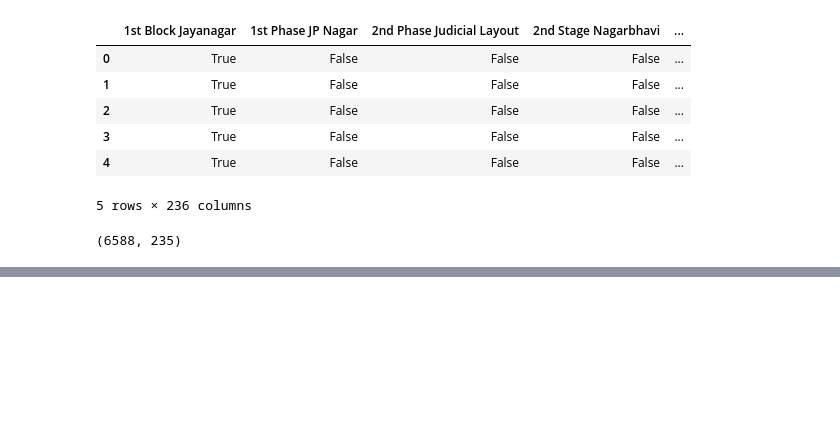
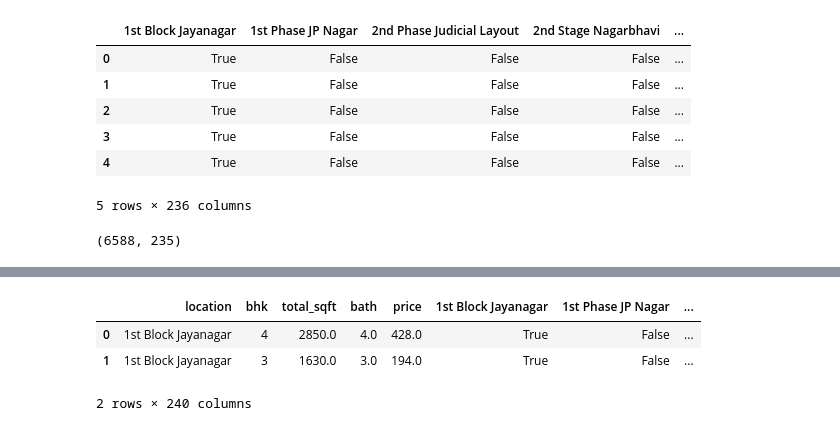
Before and after one commit to MananJain39/Bangalore_Housing_Price, a Jupyter notebook: pred.ipynb, the cells around one changed output, grey strips where cells are left out. Saved outputs shown, nothing was run; the diff lists cells and outputs as text; code cells hidden in the pictures; blank space fills up the shorter version.

```diff
--- a/pred.ipynb
+++ b/pred.ipynb
@@ -453,0 +462,8 @@ df9 = pd.concat([df8, dummies], axis=1)
+# %%
+df9.shape
+df9.head(2)
+# %% [output]
+|  | location | bhk | total_sqft | bath | price | 1st Block Jayanagar | 1st Phase JP Nagar | ... |
+| 0 | 1st Block Jayanagar | 4 | 2850.0 | 4.0 | 428.0 | True | False | ... |
+| 1 | 1st Block Jayanagar | 3 | 1630.0 | 3.0 | 194.0 | True | False | ... |
+2 rows × 240 columns
```
Also changed, not shown: parts of 4 cells of this notebook.
